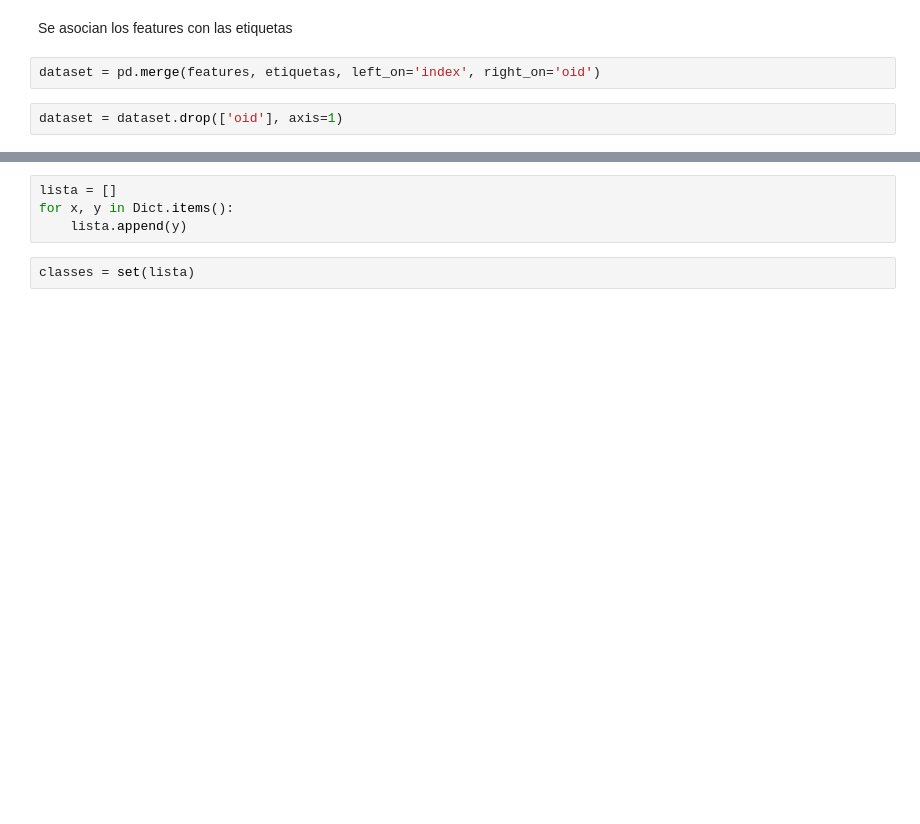
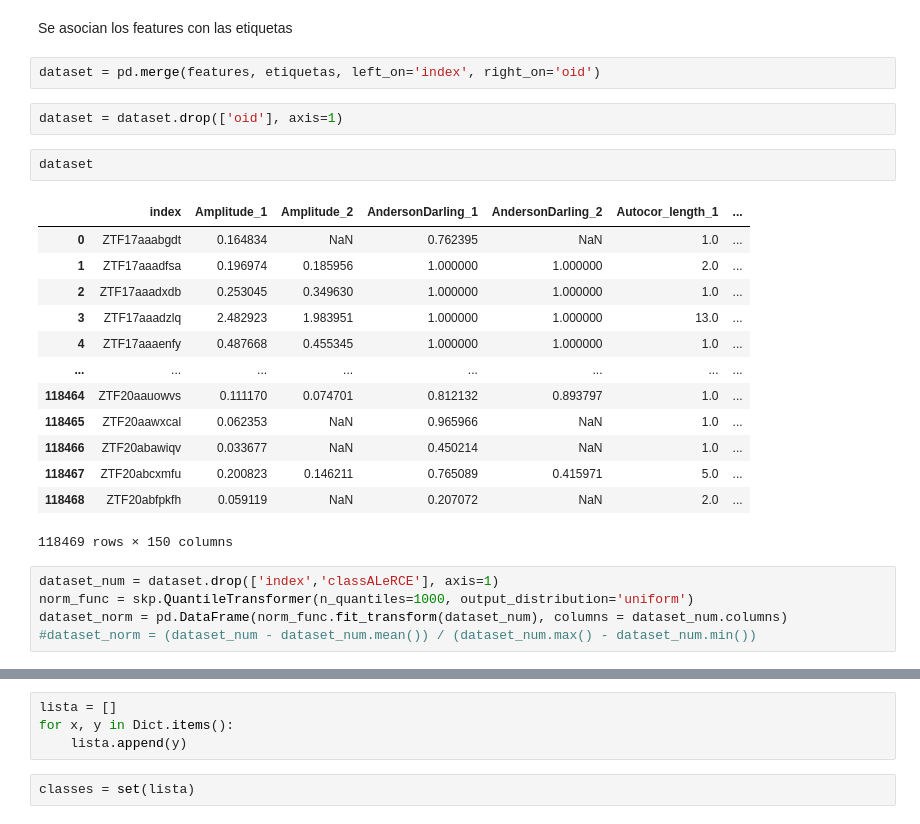
Before and after one commit to CubelliJ/Clasificacion_rapida_ALeRCE, a Jupyter notebook: ALeRCE_Hito_1.ipynb, the cells around one changed output, grey strips where cells are left out. Drawn from its saved outputs; the diff is of its cells as text; blank space fills up the shorter version.

```diff
--- a/ALeRCE_Hito_1.ipynb
+++ b/ALeRCE_Hito_1.ipynb
@@ -178,3 +178,24 @@ Se asocian los features con las etiquetas
 dataset = pd.merge(features, etiquetas, left_on='index', right_on='oid')
 # %%
 dataset = dataset.drop(['oid'], axis=1)
+# %%
+dataset
+# %% [output]
+|  | index | Amplitude_1 | Amplitude_2 | AndersonDarling_1 | AndersonDarling_2 | Autocor_length_1 | ... |
+| 0 | ZTF17aaabgdt | 0.164834 | NaN | 0.762395 | NaN | 1.0 | ... |
+| 1 | ZTF17aaadfsa | 0.196974 | 0.185956 | 1.000000 | 1.000000 | 2.0 | ... |
+| 2 | ZTF17aaadxdb | 0.253045 | 0.349630 | 1.000000 | 1.000000 | 1.0 | ... |
+| 3 | ZTF17aaadzlq | 2.482923 | 1.983951 | 1.000000 | 1.000000 | 13.0 | ... |
+| 4 | ZTF17aaaenfy | 0.487668 | 0.455345 | 1.000000 | 1.000000 | 1.0 | ... |
+| ... | ... | ... | ... | ... | ... | ... | ... |
+| 118464 | ZTF20aauowvs | 0.111170 | 0.074701 | 0.812132 | 0.893797 | 1.0 | ... |
+| 118465 | ZTF20aawxcal | 0.062353 | NaN | 0.965966 | NaN | 1.0 | ... |
+| 118466 | ZTF20abawiqv | 0.033677 | NaN | 0.450214 | NaN | 1.0 | ... |
+| 118467 | ZTF20abcxmfu | 0.200823 | 0.146211 | 0.765089 | 0.415971 | 5.0 | ... |
+| 118468 | ZTF20abfpkfh | 0.059119 | NaN | 0.207072 | NaN | 2.0 | ... |
+118469 rows × 150 columns
+# %%
+dataset_num = dataset.drop(['index','classALeRCE'], axis=1)
+norm_func = skp.QuantileTransformer(n_quantiles=1000, output_distribution='uniform')
+dataset_norm = pd.DataFrame(norm_func.fit_transform(dataset_num), columns = dataset_num.columns)
+#dataset_norm = (dataset_num - dataset_num.mean()) / (dataset_num.max() - dataset_num.min())
```
Also changed, not shown: parts of 8 cells of this notebook.
